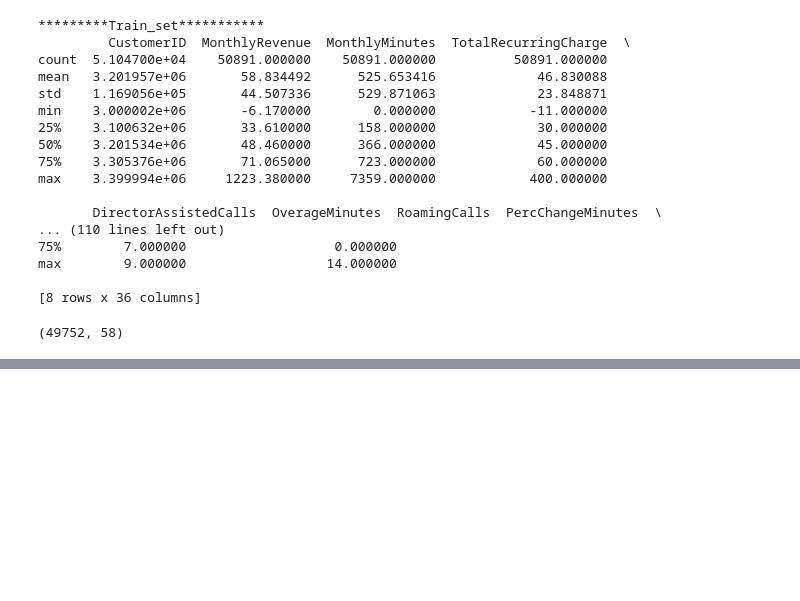
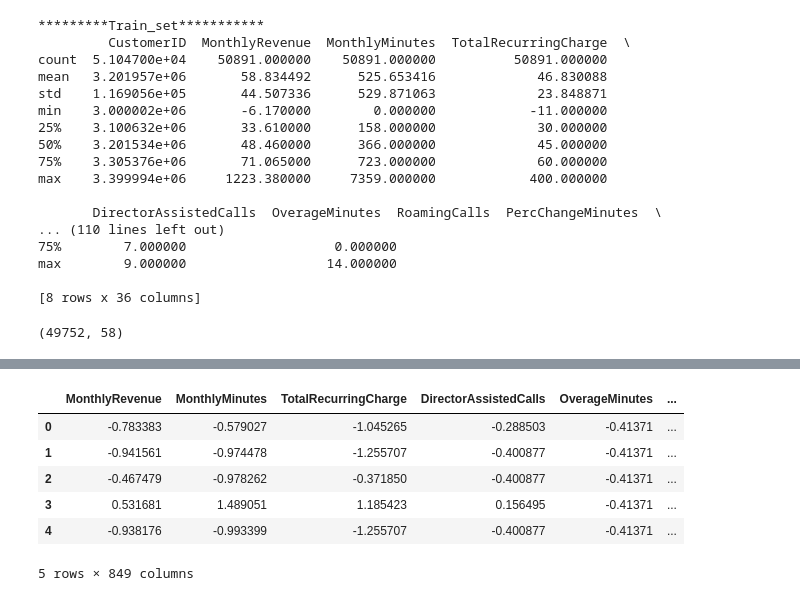
Before and after one commit to LordWader/Machine_Learning, a Jupyter notebook: telecom_churn_prediction_task-3/churn_analyze.ipynb, the cells around one changed output, grey strips where cells are left out. Cells and saved outputs as stored; diff of their text form; code cells hidden in the pictures; blank space fills up the shorter version.

```diff
--- a/telecom_churn_prediction_task-3/churn_analyze.ipynb
+++ b/telecom_churn_prediction_task-3/churn_analyze.ipynb
@@ -81,3 +88,14 @@ memory usage: 13.7 MB
+# %%
+train_data = pd.concat([train_data_num, train_data_cat], axis = 1)
+train_data.head()
+# %% [output]
+|  | MonthlyRevenue | MonthlyMinutes | TotalRecurringCharge | DirectorAssistedCalls | OverageMinutes | ... |
+| 0 | -0.783383 | -0.579027 | -1.045265 | -0.288503 | -0.41371 | ... |
+| 1 | -0.941561 | -0.974478 | -1.255707 | -0.400877 | -0.41371 | ... |
+| 2 | -0.467479 | -0.978262 | -0.371850 | -0.400877 | -0.41371 | ... |
+| 3 | 0.531681 | 1.489051 | 1.185423 | 0.156495 | -0.41371 | ... |
+| 4 | -0.938176 | -0.993399 | -1.255707 | -0.400877 | -0.41371 | ... |
+5 rows × 849 columns
 # %%
 # Split data into cluster column and all others
 X = np.array(train_data.astype(float))
```
Also changed, not shown: parts of 10 cells of this notebook, 1 other file.
